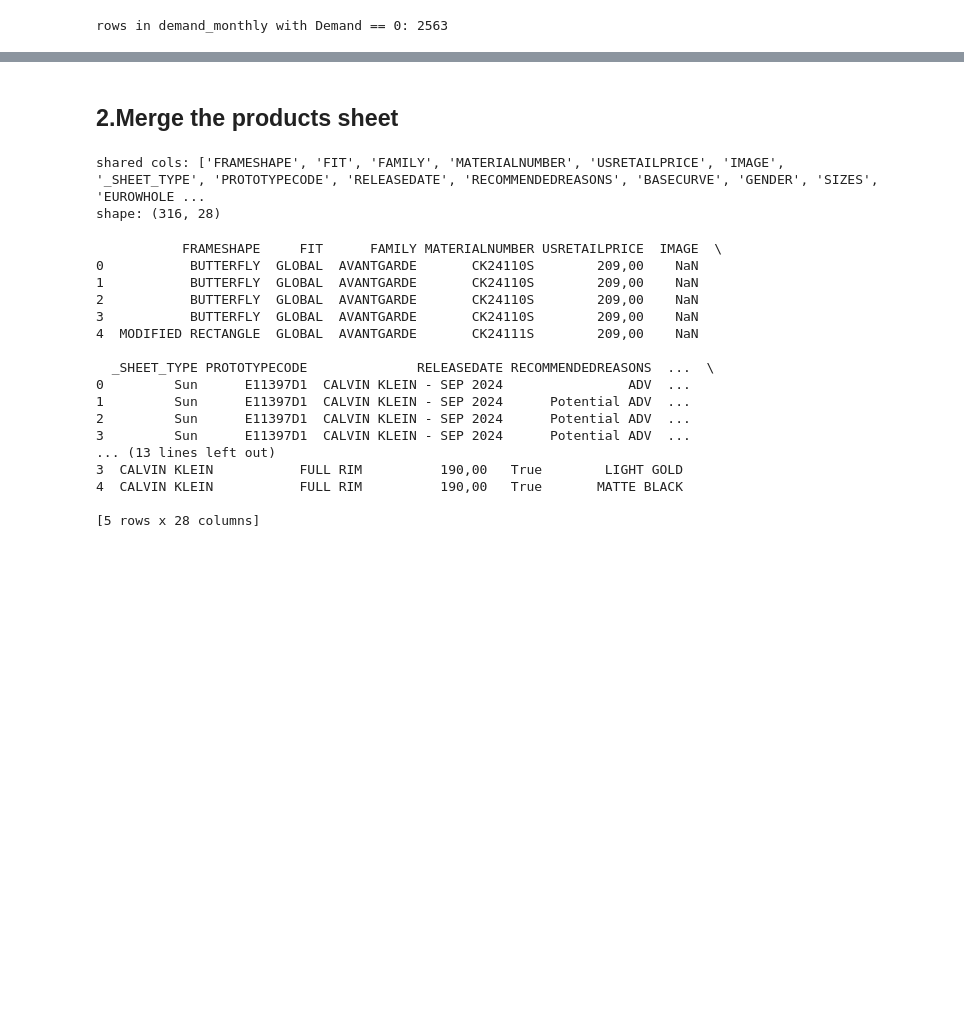
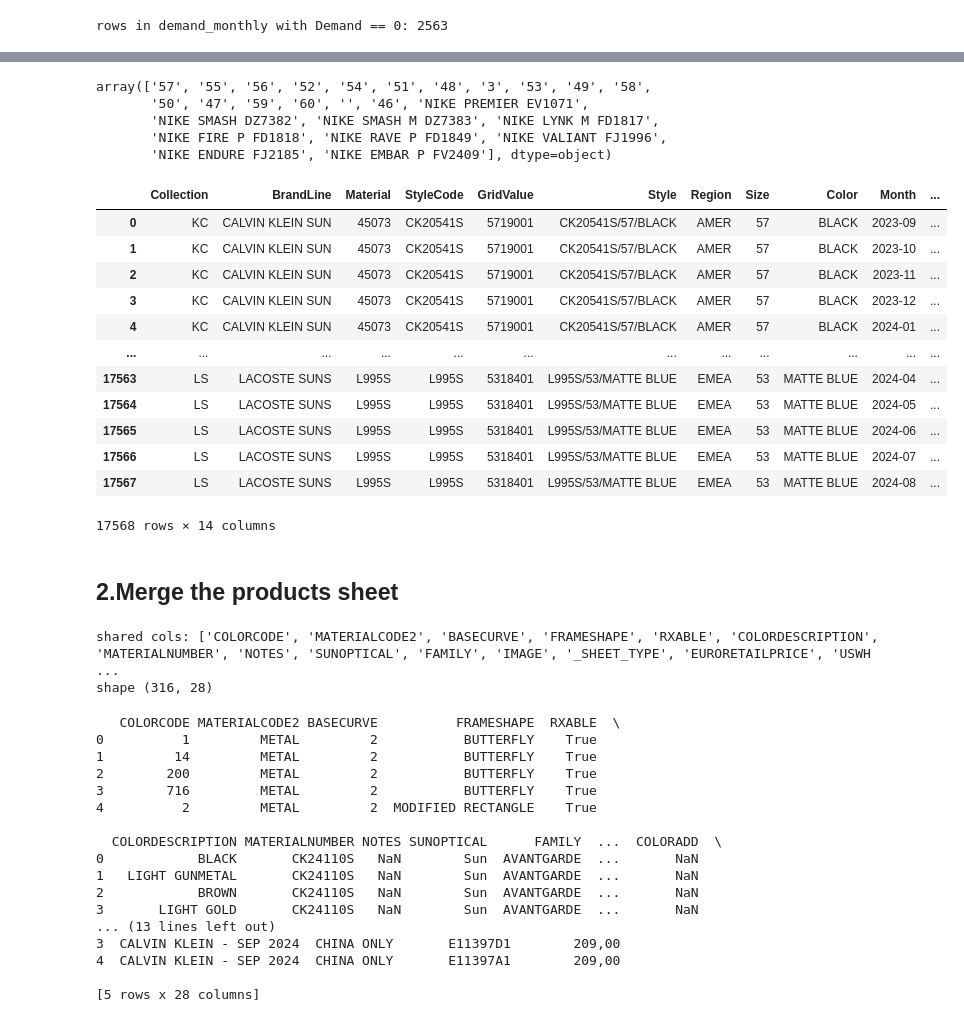
Before and after one commit to yxinzh/Team5VSP, a Jupyter notebook: explore.ipynb, the cells around one changed output, grey strips where cells are left out. Cells and saved outputs as stored; diff of their text form; code cells hidden in the pictures; blank space fills up the shorter version.

```diff
--- a/explore.ipynb
+++ b/explore.ipynb
@@ -3,8 +3,9 @@ import pandas as pd
 from pathlib import Path
 # %%
 # set the file path and the sheet names to explore
-base = Path(r"d:\yzy\CMU\26SPRING\95451 pm\project\VSP Vision Datasets")
-
+# base = Path(r"d:\yzy\CMU\26SPRING\95451 pm\project\VSP Vision Datasets")
+import os
+base = Path(os.getcwd()+"/VSP Vision Datasets")
 sources = [
     ("AO (demand)", "AO-BI275 DEMAND KC KP LA LS KO KS 12.17.25.xlsx", ["Brand View"]),
     ("Calvin Klein", "Calvin Klein_Sept24 ATP.xlsx", ["SUN", "OPH"]),
@@ -159,0 +395,8 @@ print(demand_monthly.head())
+# %%
+demand_monthly.Size.unique()
+# %% [output]
+array(['57', '55', '56', '52', '54', '51', '48', '3', '53', '49', '58',
+       '50', '47', '59', '60', '', '46', 'NIKE PREMIER EV1071',
+       'NIKE SMASH DZ7382', 'NIKE SMASH M DZ7383', 'NIKE LYNK M FD1817',
+       'NIKE FIRE P FD1818', 'NIKE RAVE P FD1849', 'NIKE VALIANT FJ1996',
+       'NIKE ENDURE FJ2185', 'NIKE EMBAR P FV2409'], dtype=object)
@@ -160,3 +423,19 @@ print(demand_monthly.head())
+# %%
+demand_monthly
+# %% [output]
+|  | Collection | BrandLine | Material | StyleCode | GridValue | Style | Region | Size | Color | Month | ... |
+| 0 | KC | CALVIN KLEIN SUN | 45073 | CK20541S | 5719001 | CK20541S/57/BLACK | AMER | 57 | BLACK | 2023-09 | ... |
+| 1 | KC | CALVIN KLEIN SUN | 45073 | CK20541S | 5719001 | CK20541S/57/BLACK | AMER | 57 | BLACK | 2023-10 | ... |
+| 2 | KC | CALVIN KLEIN SUN | 45073 | CK20541S | 5719001 | CK20541S/57/BLACK | AMER | 57 | BLACK | 2023-11 | ... |
+| 3 | KC | CALVIN KLEIN SUN | 45073 | CK20541S | 5719001 | CK20541S/57/BLACK | AMER | 57 | BLACK | 2023-12 | ... |
+| 4 | KC | CALVIN KLEIN SUN | 45073 | CK20541S | 5719001 | CK20541S/57/BLACK | AMER | 57 | BLACK | 2024-01 | ... |
+| ... | ... | ... | ... | ... | ... | ... | ... | ... | ... | ... | ... |
+| 17563 | LS | LACOSTE SUNS | L995S | L995S | 5318401 | L995S/53/MATTE BLUE | EMEA | 53 | MATTE BLUE | 2024-04 | ... |
+| 17564 | LS | LACOSTE SUNS | L995S | L995S | 5318401 | L995S/53/MATTE BLUE | EMEA | 53 | MATTE BLUE | 2024-05 | ... |
+| 17565 | LS | LACOSTE SUNS | L995S | L995S | 5318401 | L995S/53/MATTE BLUE | EMEA | 53 | MATTE BLUE | 2024-06 | ... |
+| 17566 | LS | LACOSTE SUNS | L995S | L995S | 5318401 | L995S/53/MATTE BLUE | EMEA | 53 | MATTE BLUE | 2024-07 | ... |
+| 17567 | LS | LACOSTE SUNS | L995S | L995S | 5318401 | L995S/53/MATTE BLUE | EMEA | 53 | MATTE BLUE | 2024-08 | ... |
+17568 rows × 14 columns
 # %% [markdown]
 ## 2.Merge the products sheet
 # %%
@@ -195,26 +474,26 @@ products = pd.concat(parts, ignore_index=True)
 print("shared cols:", list(products.columns))
 print("shape", products.shape)
 # %% [output]
-shared cols: ['FRAMESHAPE', 'FIT', 'FAMILY', 'MATERIALNUMBER', 'USRETAILPRICE', 'IMAGE', '_SHEET_TYPE', 'PROTOTYPECODE', 'RELEASEDATE', 'RECOMMENDEDREASONS', 'BASECURVE', 'GENDER', 'SIZES', 'EUROWHOLE ...
-shape: (316, 28)
+shared cols: ['COLORCODE', 'MATERIALCODE2', 'BASECURVE', 'FRAMESHAPE', 'RXABLE', 'COLORDESCRIPTION', 'MATERIALNUMBER', 'NOTES', 'SUNOPTICAL', 'FAMILY', 'IMAGE', '_SHEET_TYPE', 'EURORETAILPRICE', 'USWH ...
+shape (316, 28)
 # %%
 print(products.head())
 # %% [output]
-           FRAMESHAPE     FIT      FAMILY MATERIALNUMBER USRETAILPRICE  IMAGE  \
-0           BUTTERFLY  GLOBAL  AVANTGARDE       CK24110S        209,00    NaN
-1           BUTTERFLY  GLOBAL  AVANTGARDE       CK24110S        209,00    NaN
-2           BUTTERFLY  GLOBAL  AVANTGARDE       CK24110S        209,00    NaN
-3           BUTTERFLY  GLOBAL  AVANTGARDE       CK24110S        209,00    NaN
-4  MODIFIED RECTANGLE  GLOBAL  AVANTGARDE       CK24111S        209,00    NaN
+   COLORCODE MATERIALCODE2 BASECURVE          FRAMESHAPE  RXABLE  \
+0          1         METAL         2           BUTTERFLY    True
+1         14         METAL         2           BUTTERFLY    True
+2        200         METAL         2           BUTTERFLY    True
+3        716         METAL         2           BUTTERFLY    True
+4          2         METAL         2  MODIFIED RECTANGLE    True
 
-  _SHEET_TYPE PROTOTYPECODE              RELEASEDATE RECOMMENDEDREASONS  ...  \
-0         Sun      E11397D1  CALVIN KLEIN - SEP 2024                ADV  ...
-1         Sun      E11397D1  CALVIN KLEIN - SEP 2024      Potential ADV  ...
-2         Sun      E11397D1  CALVIN KLEIN - SEP 2024      Potential ADV  ...
-3         Sun      E11397D1  CALVIN KLEIN - SEP 2024      Potential ADV  ...
+  COLORDESCRIPTION MATERIALNUMBER NOTES SUNOPTICAL      FAMILY  ...  COLORADD  \
+0            BLACK       CK24110S   NaN        Sun  AVANTGARDE  ...       NaN
+1   LIGHT GUNMETAL       CK24110S   NaN        Sun  AVANTGARDE  ...       NaN
+2            BROWN       CK24110S   NaN        Sun  AVANTGARDE  ...       NaN
+3       LIGHT GOLD       CK24110S   NaN        Sun  AVANTGARDE  ...       NaN
 ... (13 lines left out)
-3  CALVIN KLEIN           FULL RIM          190,00   True        LIGHT GOLD
-4  CALVIN KLEIN           FULL RIM          190,00   True       MATTE BLACK
+3  CALVIN KLEIN - SEP 2024  CHINA ONLY       E11397D1        209,00
+4  CALVIN KLEIN - SEP 2024  CHINA ONLY       E11397A1        209,00
 
 [5 rows x 28 columns]
 # %%
```
Also changed, not shown: parts of 8 cells of this notebook, 1 other file.
